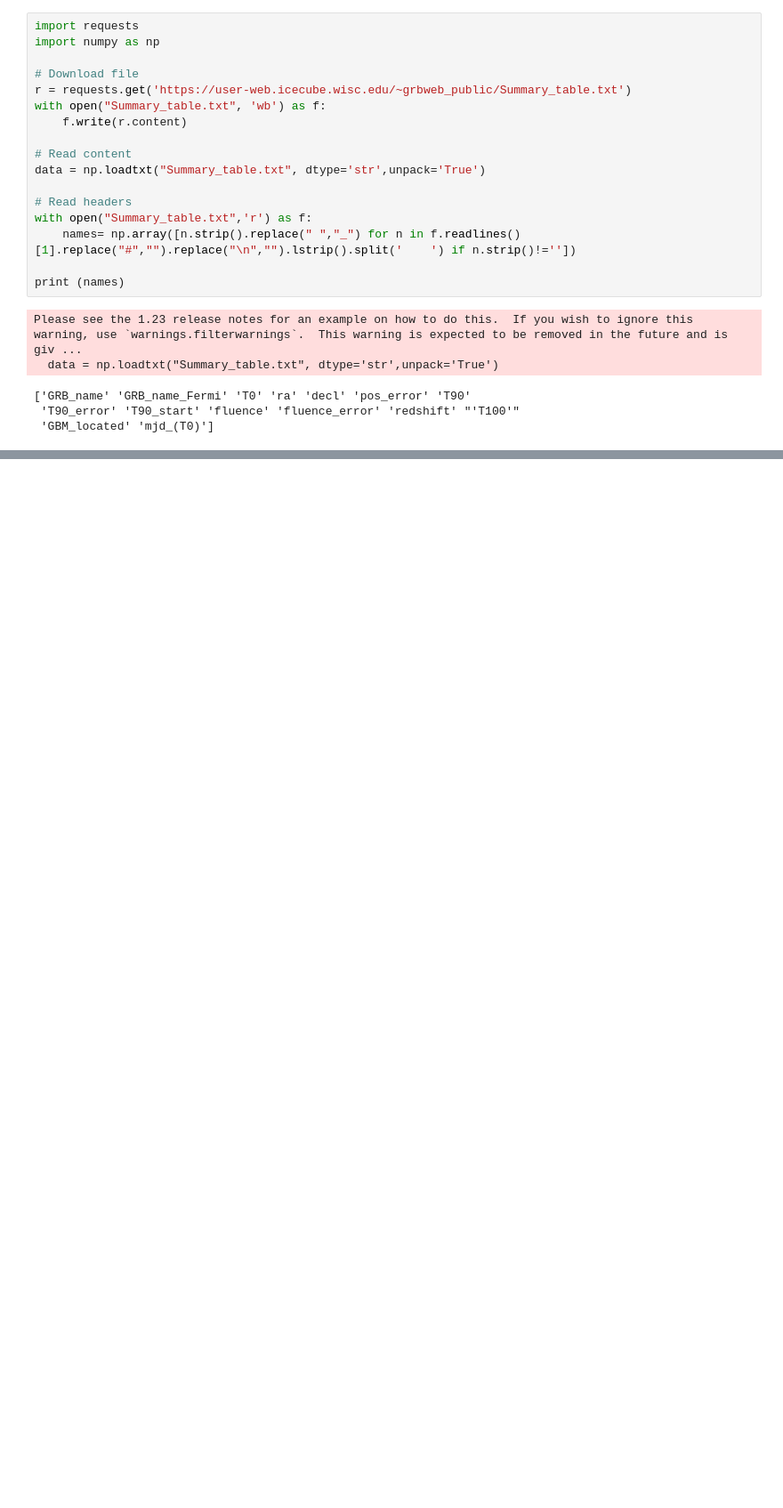
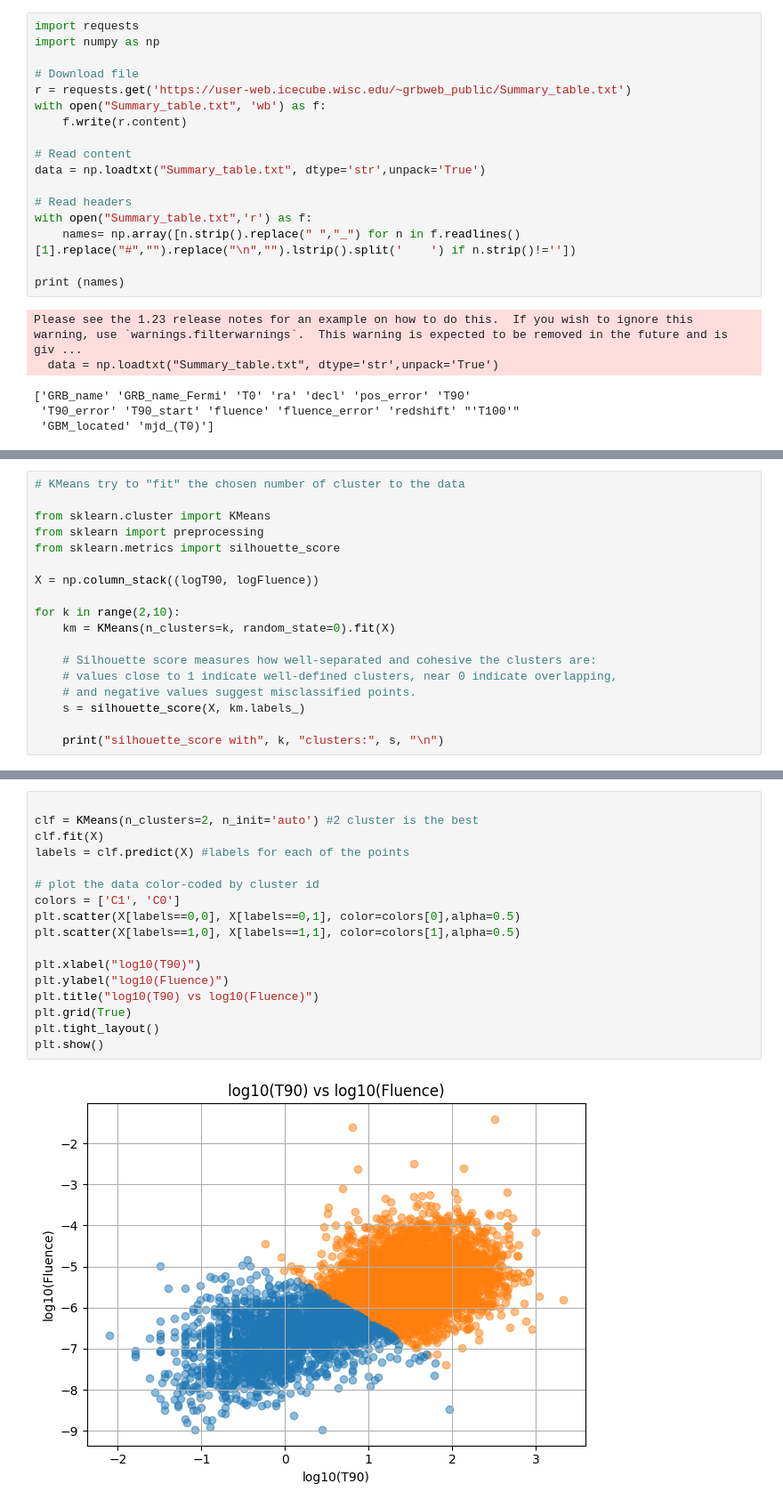
Before and after one commit to oblivion0218/ES_AstroStatistic, a Jupyter notebook: Riccardo_Bossi/lez 14/gamma.ipynb, the cells around one changed output, grey strips where cells are left out. Shown at 89% size. Cells and saved outputs as stored; diff of their text form; blank space fills up the shorter version.

```diff
--- a/Riccardo_Bossi/lez 14/gamma.ipynb
+++ b/Riccardo_Bossi/lez 14/gamma.ipynb
@@ -71,0 +192,18 @@ Prima riga: [4.4288e+01 1.8640e+00 3.6439e-06 2.4630e-08]
+# %%
+# KMeans try to "fit" the chosen number of cluster to the data
+
+from sklearn.cluster import KMeans
+from sklearn import preprocessing
+from sklearn.metrics import silhouette_score
+
+X = np.column_stack((logT90, logFluence))
+
+for k in range(2,10):
+    km = KMeans(n_clusters=k, random_state=0).fit(X)
+
+    # Silhouette score measures how well-separated and cohesive the clusters are:
+    # values close to 1 indicate well-defined clusters, near 0 indicate overlapping,
+    # and negative values suggest misclassified points.
+    s = silhouette_score(X, km.labels_)
+
+    print("silhouette_score with", k, "clusters:", s, "\n")
@@ -71,0 +226,19 @@ Prima riga: [4.4288e+01 1.8640e+00 3.6439e-06 2.4630e-08]
+# %%
+
+clf = KMeans(n_clusters=2, n_init='auto') #2 cluster is the best
+clf.fit(X)
+labels = clf.predict(X) #labels for each of the points
+
+# plot the data color-coded by cluster id
+colors = ['C1', 'C0']
+plt.scatter(X[labels==0,0], X[labels==0,1], color=colors[0],alpha=0.5)
+plt.scatter(X[labels==1,0], X[labels==1,1], color=colors[1],alpha=0.5)
+
+plt.xlabel("log10(T90)")
+plt.ylabel("log10(Fluence)")
+plt.title("log10(T90) vs log10(Fluence)")
+plt.grid(True)
+plt.tight_layout()
+plt.show()
+# %% [output]
+[figure, added]
```
Also changed, not shown: parts of 11 cells of this notebook, 3 other files.
